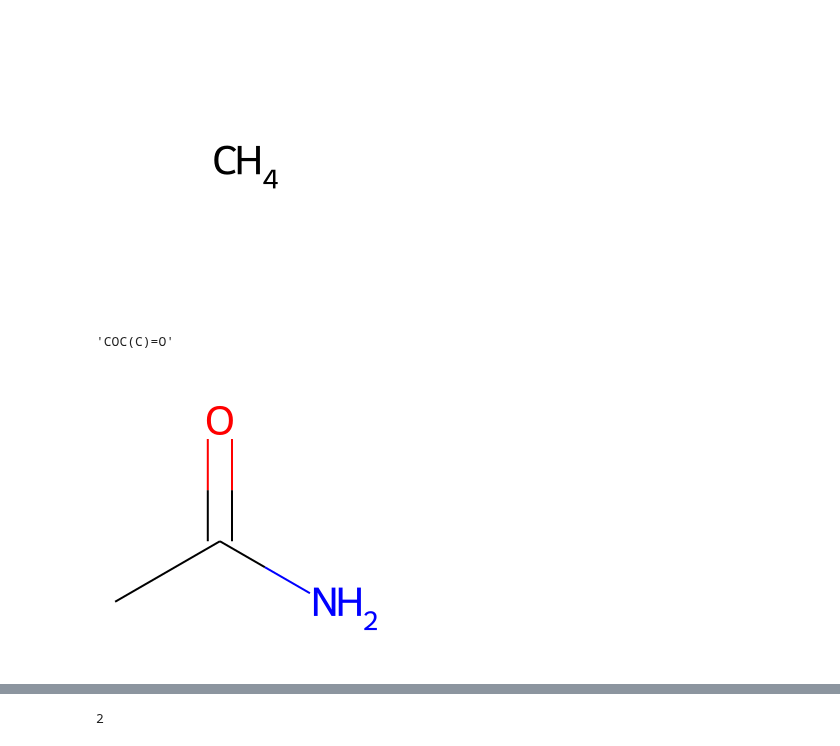
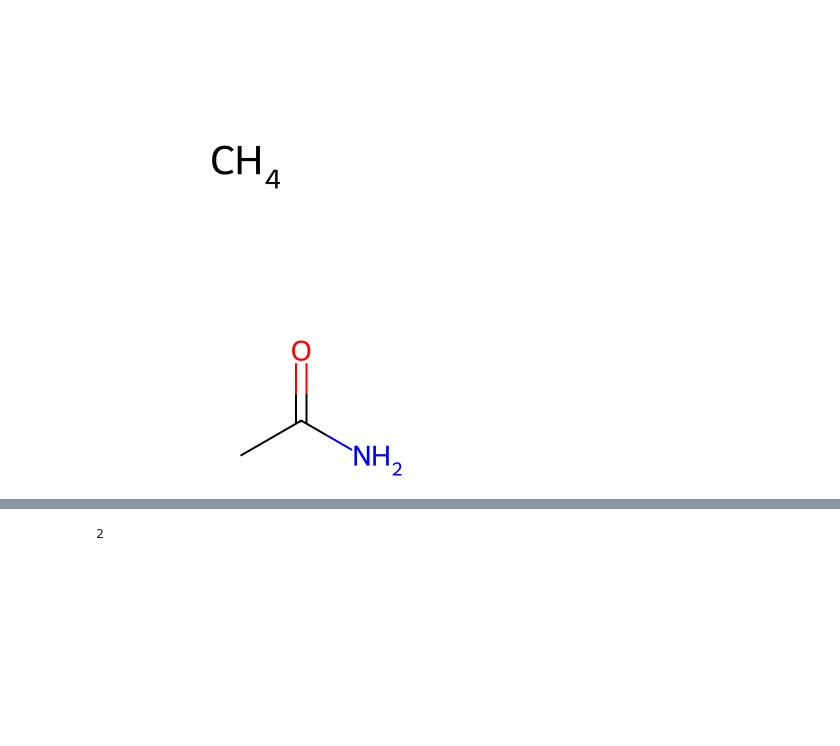
Before and after one commit to bertiewooster/RDKit-playing, a Jupyter notebook: tutorial_examples.ipynb, the cells around one changed output, grey strips where cells are left out. Drawn from its saved outputs; the diff is of its cells as text; code cells hidden in the pictures; blank space fills up the shorter version.

```diff
--- a/tutorial_examples.ipynb
+++ b/tutorial_examples.ipynb
@@ -49,12 +49,7 @@ Draw.MolToImage(rm)
 # %%
 repl3 = Chem.MolFromSmiles("OC")
 patt3 = Chem.MolFromSmarts("[$(NC(=O))]")
 m3 = Chem.MolFromSmiles("CC(=O)N")
-rms = AllChem.ReplaceSubstructs(m3, patt3, repl3)
-Chem.MolToSmiles(rms[0])
+m3
 # %% [output]
-'COC(C)=O'
+[figure, added]
-# %%
-Draw.MolToImage(m3)
-# %% [output]
-[figure, removed]
```
Also changed, not shown: parts of 31 cells of this notebook.
